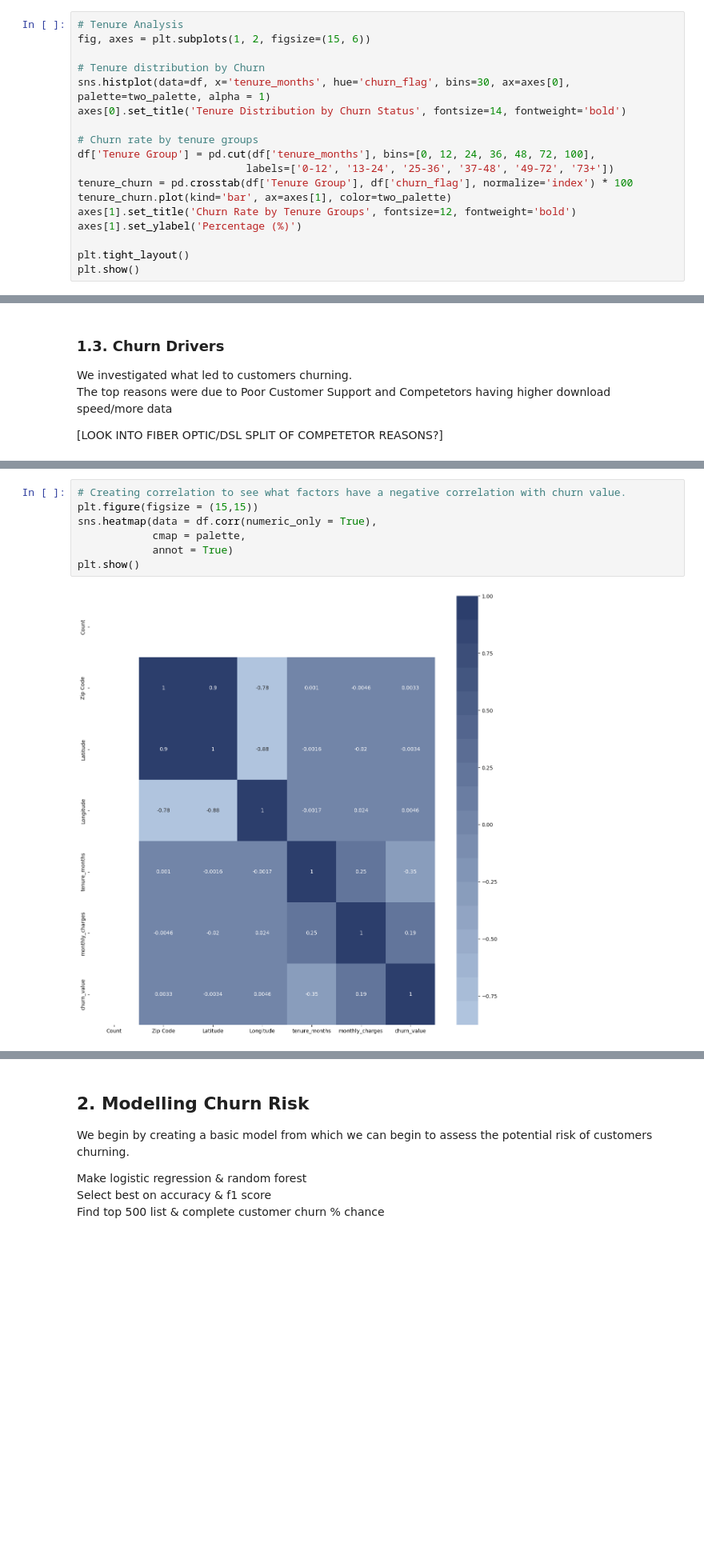
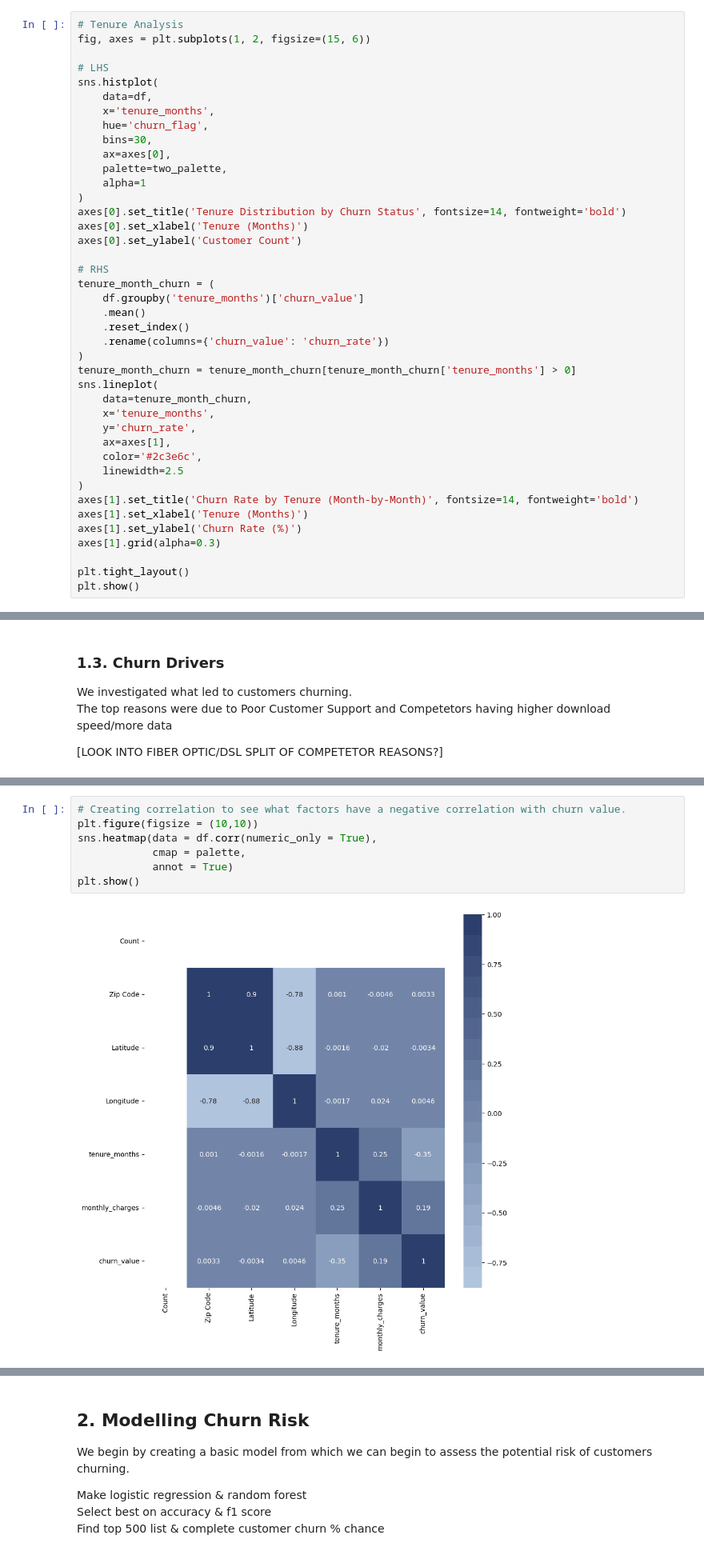
Before and after one commit to kirilvino/Swan-Project-Team-7, a Jupyter notebook: SwanMaster.ipynb, the cells around one changed output, grey strips where cells are left out. Shown: that part at 80% size. Saved outputs shown, nothing was run; the diff lists cells and outputs as text; blank space fills up the shorter version.

```diff
--- a/SwanMaster.ipynb
+++ b/SwanMaster.ipynb
@@ -212,17 +212,40 @@ Customers that stay with the company for longer than a month sharply increase th
 # Tenure Analysis
 fig, axes = plt.subplots(1, 2, figsize=(15, 6))
 
-# Tenure distribution by Churn
-sns.histplot(data=df, x='tenure_months', hue='churn_flag', bins=30, ax=axes[0], palette=two_palette, alpha = 1)
+# LHS
+sns.histplot(
+    data=df,
+    x='tenure_months',
+    hue='churn_flag',
+    bins=30,
+    ax=axes[0],
+    palette=two_palette,
+    alpha=1
+)
 axes[0].set_title('Tenure Distribution by Churn Status', fontsize=14, fontweight='bold')
+axes[0].set_xlabel('Tenure (Months)')
+axes[0].set_ylabel('Customer Count')
 
-# Churn rate by tenure groups
-df['Tenure Group'] = pd.cut(df['tenure_months'], bins=[0, 12, 24, 36, 48, 72, 100],
-                           labels=['0-12', '13-24', '25-36', '37-48', '49-72', '73+'])
-tenure_churn = pd.crosstab(df['Tenure Group'], df['churn_flag'], normalize='index') * 100
-tenure_churn.plot(kind='bar', ax=axes[1], color=two_palette)
-axes[1].set_title('Churn Rate by Tenure Groups', fontsize=12, fontweight='bold')
-axes[1].set_ylabel('Percentage (%)')
+# RHS
+tenure_month_churn = (
+    df.groupby('tenure_months')['churn_value']
+    .mean()
+    .reset_index()
+    .rename(columns={'churn_value': 'churn_rate'})
+)
+tenure_month_churn = tenure_month_churn[tenure_month_churn['tenure_months'] > 0]
+sns.lineplot(
+    data=tenure_month_churn,
+    x='tenure_months',
+    y='churn_rate',
+    ax=axes[1],
+    color='#2c3e6c',
+    linewidth=2.5
+)
+axes[1].set_title('Churn Rate by Tenure (Month-by-Month)', fontsize=14, fontweight='bold')
+axes[1].set_xlabel('Tenure (Months)')
+axes[1].set_ylabel('Churn Rate (%)')
+axes[1].grid(alpha=0.3)
 
 plt.tight_layout()
 plt.show()
@@ -280,9 +303,9 @@ plt.show()
 # %%
 # Creating correlation to see what factors have a negative correlation with churn value.
-plt.figure(figsize = (15,15))
+plt.figure(figsize = (10,10))
 sns.heatmap(data = df.corr(numeric_only = True),
             cmap = palette,
             annot = True)
 plt.show()
 # %% [output]
-[figure, old version]
+[figure, new version]
```
Also changed, not shown: parts of 11 cells of this notebook, 1 other file.
